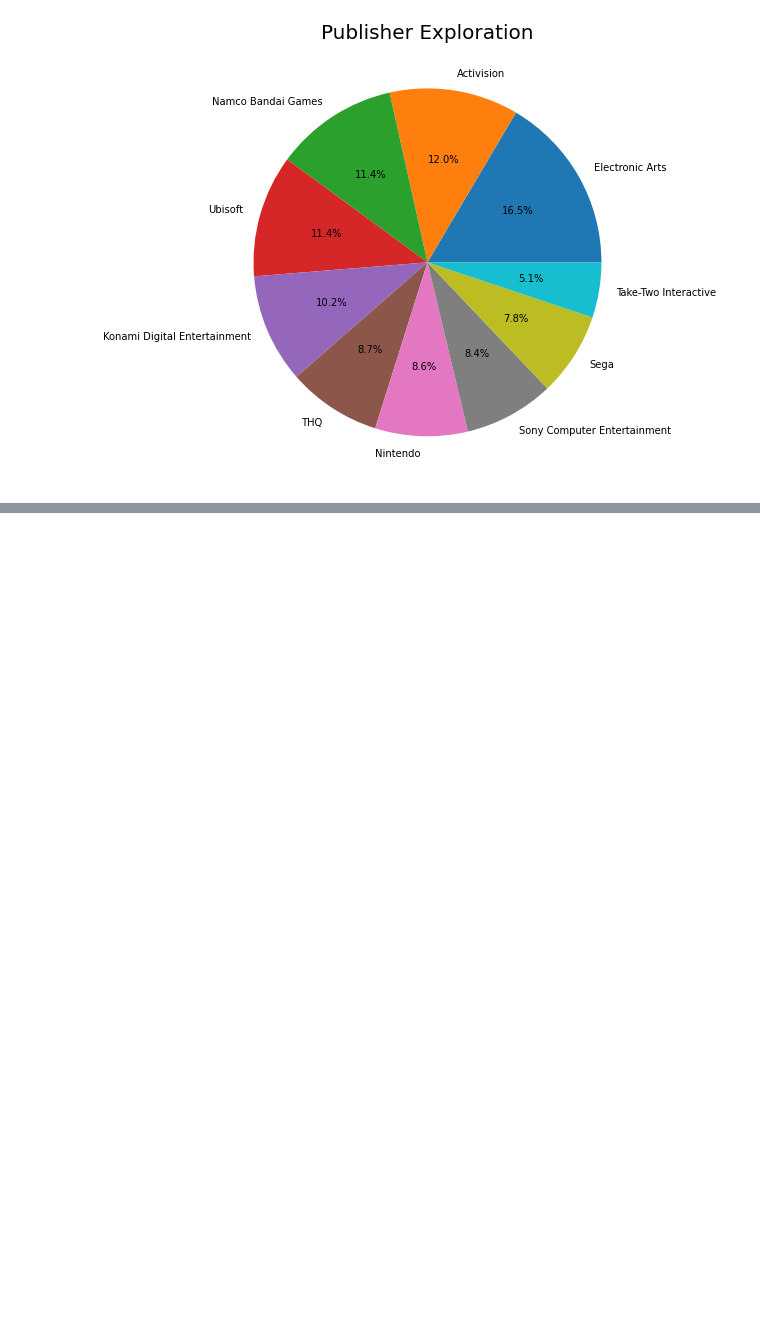
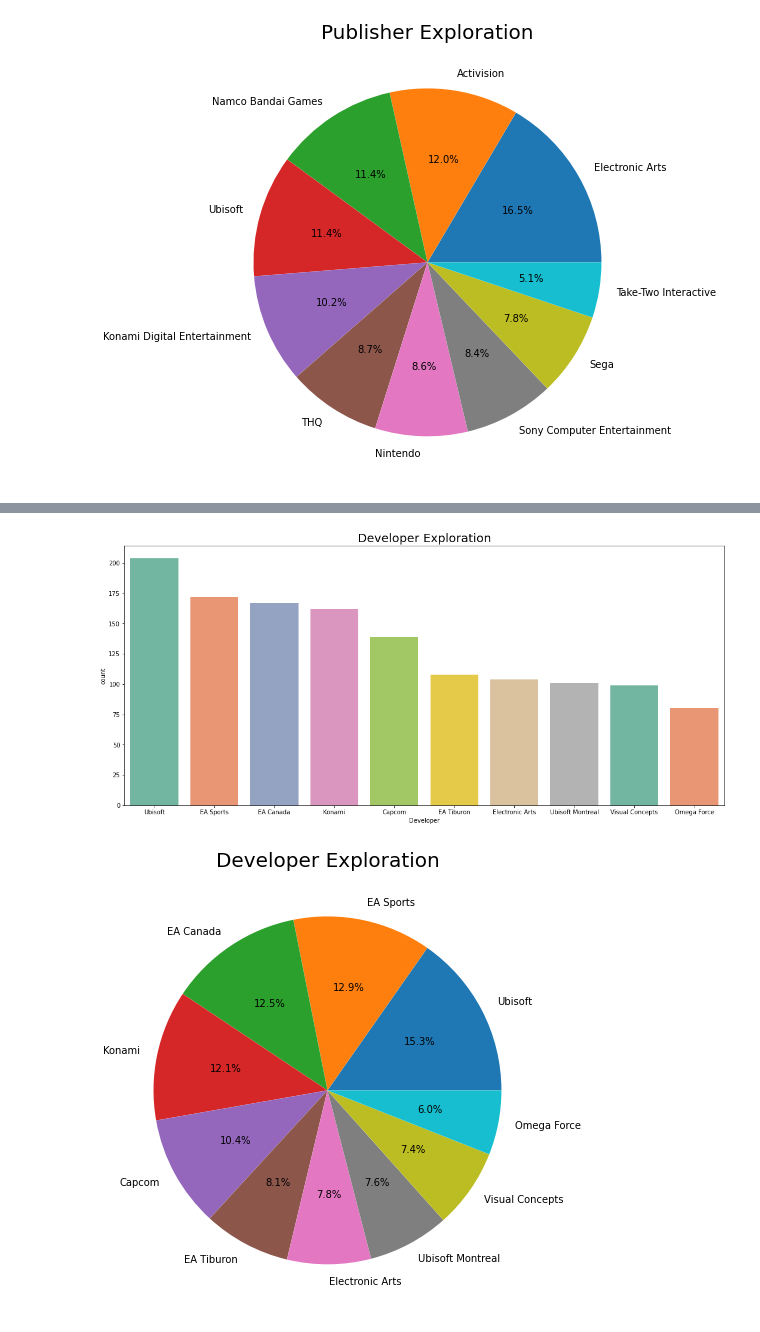
Before and after one commit to rushikeshnaik779/EDA, a Jupyter notebook: Video_Games_Sales.ipynb, the cells around one changed output, grey strips where cells are left out. Cells and saved outputs as stored; diff of their text form; code cells hidden in the pictures; blank space fills up the shorter version.

```diff
--- a/Video_Games_Sales.ipynb
+++ b/Video_Games_Sales.ipynb
@@ -415,0 +451,14 @@ plt.show()
+# %%
+plt.figure(figsize=(18, 8))
+sns.countplot(data['Developer'], order=data.Developer.value_counts().index[:10], palette='Set2')
+plt.title('Developer Exploration', size=20)
+plt.show()
+
+plt.figure(figsize=(18, 8))
+plt.pie(data['Developer'].value_counts()[:10],
+        labels=data.Developer.value_counts().index[:10], autopct="%.1f%%")
+plt.title('Developer Exploration', size=20)
+plt.show()
+# %% [output]
+[figure, added]
+[figure, added]
```
Also changed, not shown: parts of 7 cells of this notebook.
